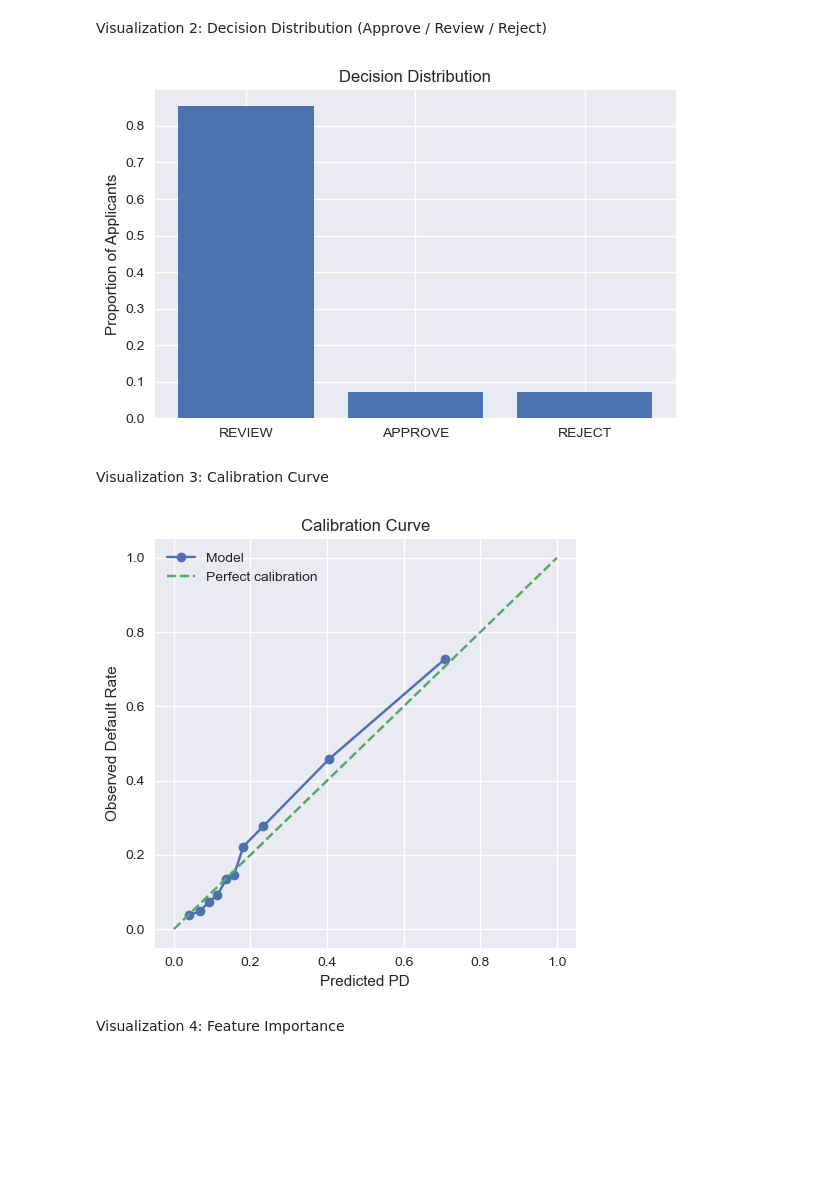
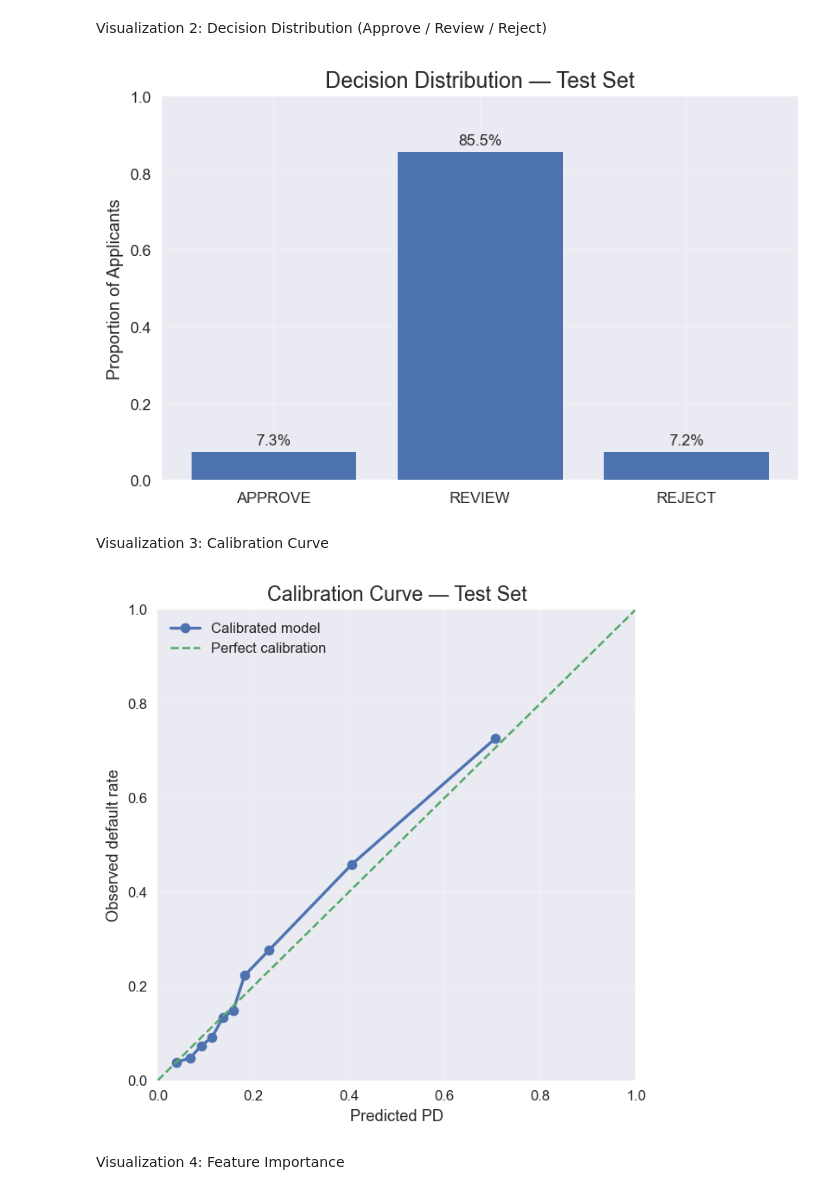
Before and after one commit to meeralneyadi/credit-risk-engine, a Jupyter notebook: notebooks/05_results_visualizations.ipynb, the cells around one changed output. Cells and saved outputs as stored; diff of their text form; code cells hidden in the pictures; blank space fills up the shorter version.

```diff
--- a/notebooks/05_results_visualizations.ipynb
+++ b/notebooks/05_results_visualizations.ipynb
@@ -3,8 +3,23 @@ import pandas as pd
 import numpy as np
 import matplotlib.pyplot as plt
 import joblib
+import os
 
-plt.style.use("seaborn-v0_8")
+# Clean professional look
+plt.rcParams.update({
+    "figure.dpi": 120,
+    "savefig.dpi": 300,
+    "axes.titlesize": 14,
+    "axes.labelsize": 11,
+    "xtick.labelsize": 10,
+    "ytick.labelsize": 10,
+    "legend.fontsize": 10,
+    "axes.grid": True,
+    "grid.alpha": 0.25,
+})
+
+FIG_DIR = "../artifacts/reports/figures"
+os.makedirs(FIG_DIR, exist_ok=True)
 # %%
 X_test = pd.read_csv("../data/processed/X_test.csv")
 y_test = pd.read_csv("../data/processed/y_test.csv").squeeze()
@@ -44,51 +60,56 @@ Visualization 2: Decision Distribution (Approve / Review / Reject)
 # %%
 import numpy as np
 import matplotlib.pyplot as plt
 
 t_approve = 0.05
 t_reject = 0.67
 
 def decision(pd):
     if pd < t_approve:
         return "APPROVE"
     elif pd < t_reject:
         return "REVIEW"
     else:
         return "REJECT"
 
 decisions = pd.Series([decision(p) for p in pd_test])
-counts = decisions.value_counts(normalize=True)
+counts = decisions.value_counts(normalize=True).reindex(["APPROVE", "REVIEW", "REJECT"])
 
-plt.figure(figsize=(6,4))
-plt.bar(counts.index, counts.values)
-plt.ylabel("Proportion of Applicants")
-plt.title("Decision Distribution")
-plt.tight_layout()
-plt.savefig("../artifacts/reports/figures/decision_distribution.png", dpi=200)
+fig, ax = plt.subplots(figsize=(6.5, 4.2))
+ax.bar(counts.index, counts.values)
+ax.set_title("Decision Distribution — Test Set")
+ax.set_ylabel("Proportion of Applicants")
+ax.set_ylim(0, 1)
+
+for i, v in enumerate(counts.values):
+    ax.text(i, v + 0.02, f"{v:.1%}", ha="center")
+
+fig.tight_layout()
+fig.savefig(f"{FIG_DIR}/decision_distribution_test.png")
 plt.show()
 # %% [output]
-[figure, old version]
+[figure, new version]
 # %% [markdown]
 Visualization 3: Calibration Curve
 # %%
 from sklearn.calibration import calibration_curve
 
-prob_true, prob_pred = calibration_curve(
-    y_test, pd_test, n_bins=10, strategy="quantile"
-)
+prob_true, prob_pred = calibration_curve(y_test, pd_test, n_bins=10, strategy="quantile")
 
-plt.figure(figsize=(5,5))
-plt.plot(prob_pred, prob_true, marker="o", label="Model")
-plt.plot([0,1], [0,1], linestyle="--", label="Perfect calibration")
-plt.xlabel("Predicted PD")
-plt.ylabel("Observed Default Rate")
-plt.title("Calibration Curve")
-plt.legend()
-plt.tight_layout()
-plt.savefig("../artifacts/reports/figures/calibration_curve.png", dpi=200)
+fig, ax = plt.subplots(figsize=(5.5, 5.5))
+ax.plot(prob_pred, prob_true, marker="o", linewidth=2, label="Calibrated model")
+ax.plot([0, 1], [0, 1], linestyle="--", linewidth=1.5, label="Perfect calibration")
+ax.set_title("Calibration Curve — Test Set")
+ax.set_xlabel("Predicted PD")
+ax.set_ylabel("Observed default rate")
+ax.set_xlim(0, 1)
+ax.set_ylim(0, 1)
+ax.legend(loc="upper left")
+fig.tight_layout()
+fig.savefig(f"{FIG_DIR}/calibration_curve_test.png")
 plt.show()
 # %% [output]
-[figure, old version]
+[figure, new version]
 # %% [markdown]
 Visualization 4: Feature Importance
 # %%
```
Also changed, not shown: parts of 3 cells of this notebook.
